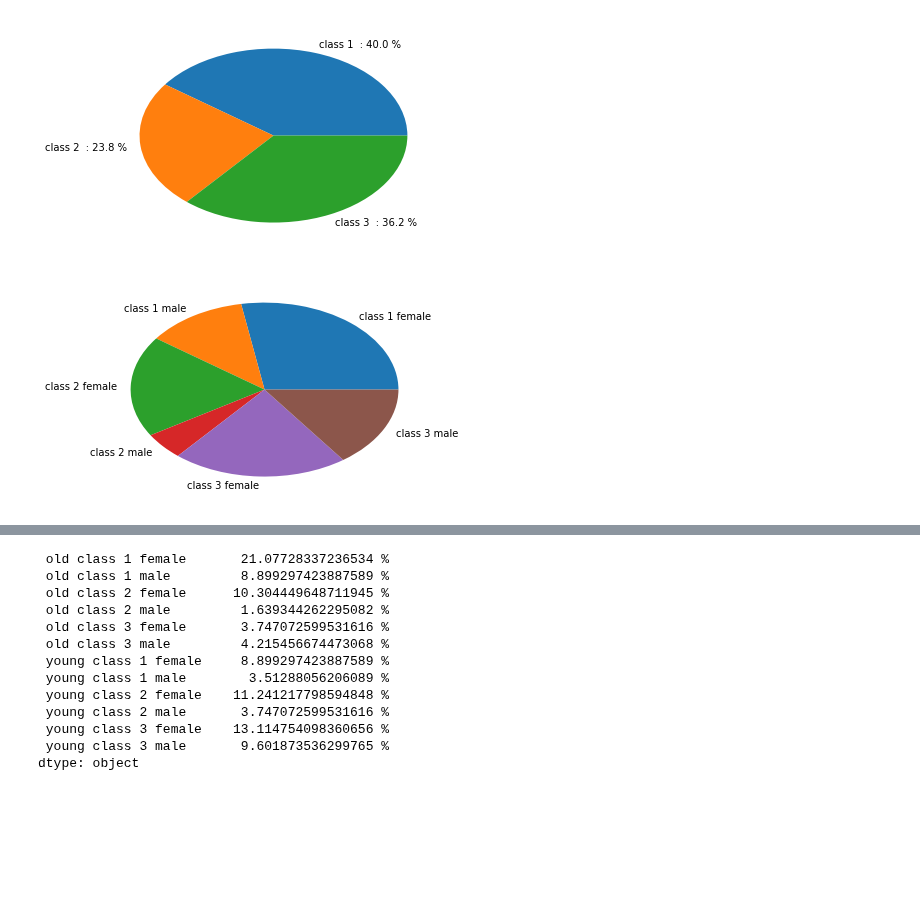
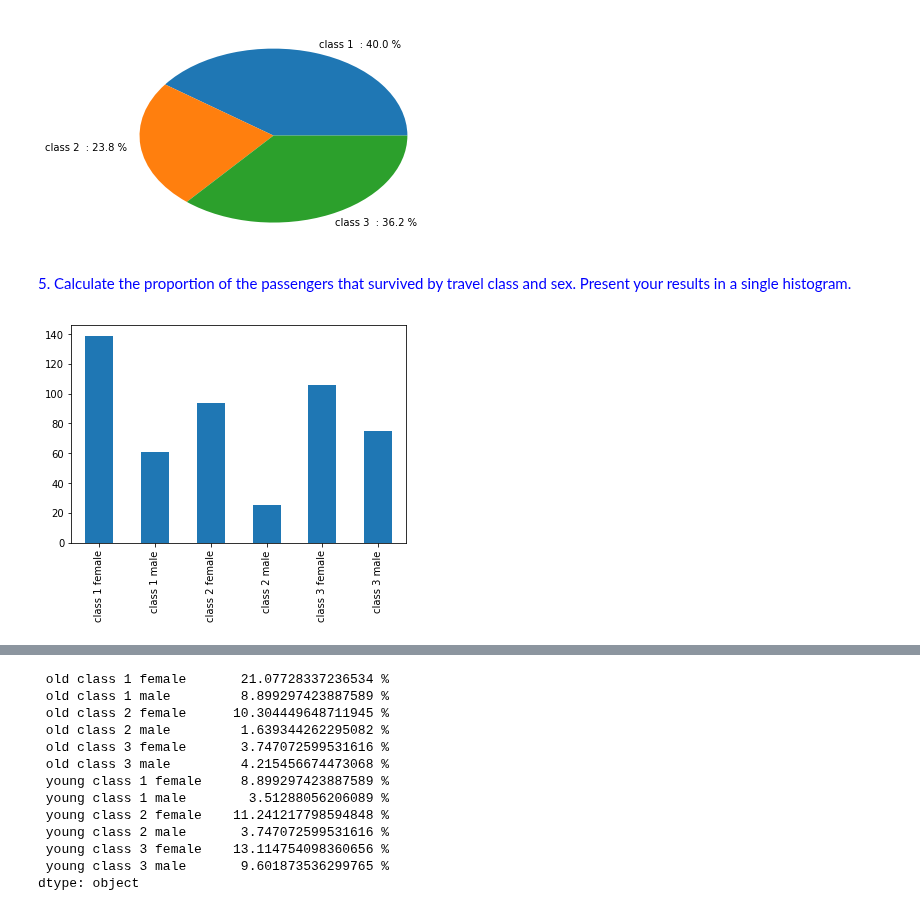
Before and after one commit to matthieuDev/ADA2017, a Jupyter notebook: 01 - Pandas and Data Wrangling/Homework 1.ipynb, the cells around one changed output, grey strips where cells are left out. Cells and saved outputs as stored; diff of their text form; code cells hidden in the pictures; blank space fills up the shorter version.

Commit message:
pie chart changed to histogram in task3. Assumptions.

```diff
--- a/01 - Pandas and Data Wrangling/Homework 1.ipynb
+++ b/01 - Pandas and Data Wrangling/Homework 1.ipynb
@@ -334,19 +271,15 @@ column 'home.dest' is type object
 # %%
-# 1. categorical class
-# pclass, survived, sex, boat and embarked can be Categorical
-# I will change the value for more clarity
-
 def changeClass(x) :
     return "class " + str(x) + " "
 
 def changeBoat(x):
     return "boat " + str(x) + " "
 
-titanic['pclass'] = titanicClone['pclass'].map(changeClass, na_action='ignore').astype('category')
-titanic['survived'] = titanicClone['survived'].map({1 : 'survived', 0 : 'dead'}).astype('category')
-titanic['sex'] = titanicClone['sex'].astype('category')
-titanic['boat']  = titanicClone['boat'].map(changeBoat, na_action='ignore').astype('category')
-titanic['embarked'] = titanicClone['embarked'].map({'S' : 'Southampton','Q' : 'Queenstown','C' : 'Cherbourg'}).astype('category')
+titanic['pclass'] = titanic['pclass'].map(changeClass, na_action='ignore').astype('category')
+titanic['survived'] = titanic['survived'].map({1 : 'survived', 0 : 'dead'}).astype('category')
+titanic['sex'] = titanic['sex'].astype('category')
+titanic['boat']  = titanic['boat'].map(changeBoat, na_action='ignore').astype('category')
+titanic['embarked'] = titanic['embarked'].map({'S' : 'Southampton','Q' : 'Queenstown','C' : 'Cherbourg'}).astype('category')
 
 titanic
 # %% [output]
@@ -444,13 +393,13 @@ plt.pie(classSurvivorTitanic, labels=[classSurvivorTitanic.index.values[x] + " :
 plt.show()
 # %% [output]
 [figure]
+# %% [markdown]
+<span style="color:blue">5. Calculate the proportion of the passengers that survived by travel class and sex. Present your results in a single histogram.</span>
 # %%
-# 5. survivor by class and sex
-
 plt.gcf().clear()
 survivor = titanic[titanic.survived == 'survived']
-classSexSurvivorTitanic = (survivor['pclass'].astype('object') + survivor['sex'].astype('object')).value_counts().sort_index()
-plt.pie(classSexSurvivorTitanic, labels=[classSexSurvivorTitanic.index.values[x] + " : " + str(round(100 * classSexSurvivorTitanic.values[x] / total, 2)) + " %" for x in range(len(classSexSurvivorTitanic.values))])
-plt.show()
+(survivor['pclass'].astype('object') + survivor['sex'].astype('object')).value_counts().sort_index().plot.bar().figure
+#plt.bar(classSexSurvivorTitanic, labels=[classSexSurvivorTitanic.index.values[x] + " : " + str(round(100 * classSexSurvivorTitanic.values[x] / total, 2)) + " %" for x in range(len(classSexSurvivorTitanic.values))])
+#plt.show()
 # %% [output]
-[figure, old version]
+[figure, new version]
```
Also changed, not shown: parts of 32 cells of this notebook.
